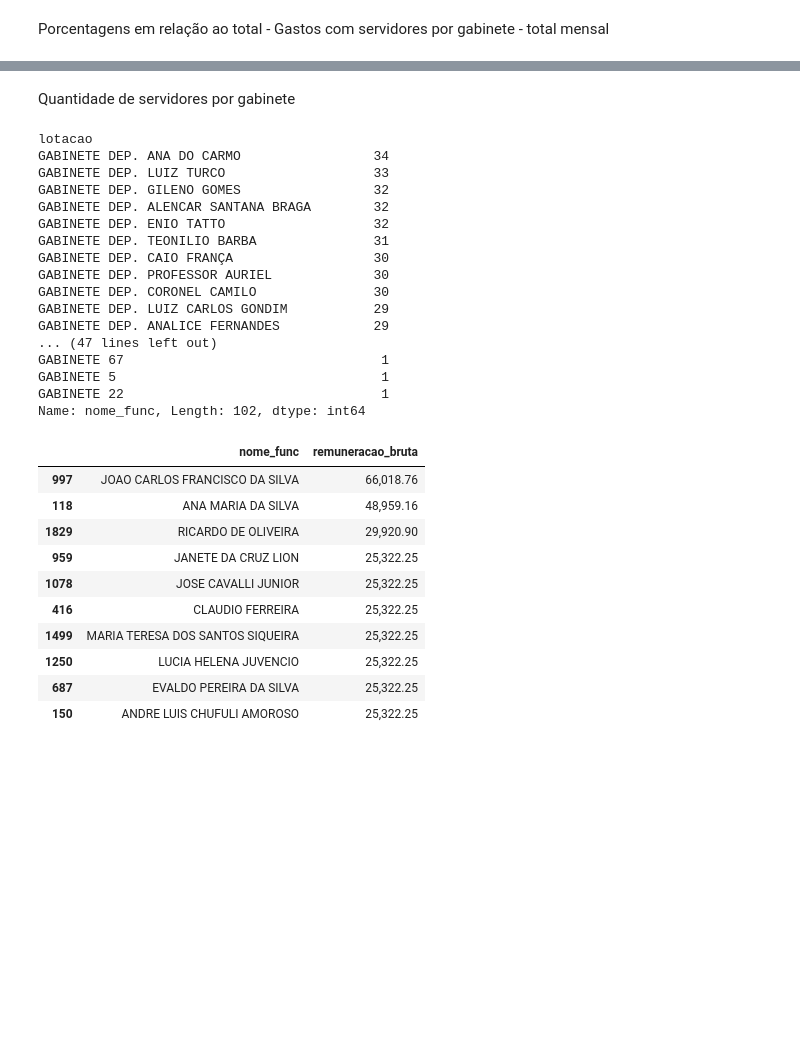
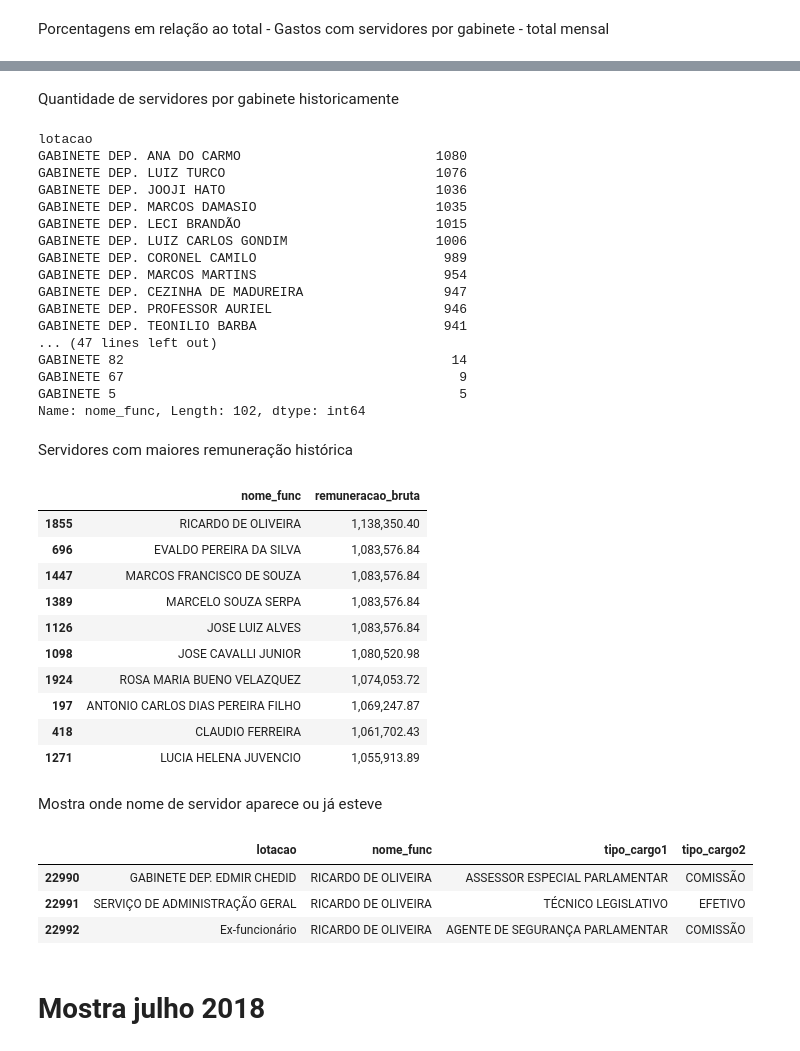
Before and after one commit to reichaves/alesp, a Jupyter notebook: alesp_servidores.ipynb, the cells around one changed output, grey strips where cells are left out. Saved outputs shown, nothing was run; the diff lists cells and outputs as text; code cells hidden in the pictures; blank space fills up the shorter version.

```diff
--- a/alesp_servidores.ipynb
+++ b/alesp_servidores.ipynb
@@ -410,3 +443,8 @@ servidores_gabinetes.reset_index().head(10)
+# %%
+servidores_gabinetes_ajustado = servidores_gabinetes[(servidores_gabinetes['nome_func'] != 'JOAO CARLOS FRANCISCO DA SILVA') &
+                                            (servidores_gabinetes['nome_func'] != 'ANA MARIA DA SILVA') &
+                                            (servidores_gabinetes['nome_func'] != 'PAULO EDUARDO ALVES FERREIRA')
+                           ].copy()
 # %% [markdown]
 Gabinetes com gastos
 # %%
@@ -505,36 +547,50 @@ See the caveats in the documentation: http://pandas.pydata.org/pandas-docs/stabl
 # %% [markdown]
-Quantidade de servidores por gabinete
+Quantidade de servidores por gabinete historicamente
 # %%
-servidores_gabinetes.groupby("lotacao").nome_func.count().sort_values(ascending=False)
+servidores_gabinetes_ajustado.groupby("lotacao").nome_func.count().sort_values(ascending=False)
 # %% [output]
 lotacao
-GABINETE DEP. ANA DO CARMO                 34
-GABINETE DEP. LUIZ TURCO                   33
-GABINETE DEP. GILENO GOMES                 32
-GABINETE DEP. ALENCAR SANTANA BRAGA        32
-GABINETE DEP. ENIO TATTO                   32
-GABINETE DEP. TEONILIO BARBA               31
-GABINETE DEP. CAIO FRANÇA                  30
-GABINETE DEP. PROFESSOR AURIEL             30
-GABINETE DEP. CORONEL CAMILO               30
-GABINETE DEP. LUIZ CARLOS GONDIM           29
-GABINETE DEP. ANALICE FERNANDES            29
+GABINETE DEP. ANA DO CARMO                         1080
+GABINETE DEP. LUIZ TURCO                           1076
+GABINETE DEP. JOOJI HATO                           1036
+GABINETE DEP. MARCOS DAMASIO                       1035
+GABINETE DEP. LECI BRANDÃO                         1015
+GABINETE DEP. LUIZ CARLOS GONDIM                   1006
+GABINETE DEP. CORONEL CAMILO                        989
+GABINETE DEP. MARCOS MARTINS                        954
+GABINETE DEP. CEZINHA DE MADUREIRA                  947
+GABINETE DEP. PROFESSOR AURIEL                      946
+GABINETE DEP. TEONILIO BARBA                        941
 ... (47 lines left out)
-GABINETE 67                                 1
-GABINETE 5                                  1
-GABINETE 22                                 1
+GABINETE 82                                          14
+GABINETE 67                                           9
+GABINETE 5                                            5
 Name: nome_func, Length: 102, dtype: int64
+# %% [markdown]
+Servidores com maiores remuneração histórica
 # %%
-servidores_gabinetes.groupby("nome_func").remuneracao_bruta.sum().reset_index().sort_values("remuneracao_bruta", ascending=False).head(10)
+servidores_gabinetes_ajustado.groupby("nome_func").remuneracao_bruta.sum().reset_index().sort_values("remuneracao_bruta", ascending=False).head(10)
 # %% [output]
 |  | nome_func | remuneracao_bruta |
-| 997 | JOAO CARLOS FRANCISCO DA SILVA | 66,018.76 |
-| 118 | ANA MARIA DA SILVA | 48,959.16 |
-| 1829 | RICARDO DE OLIVEIRA | 29,920.90 |
-| 959 | JANETE DA CRUZ LION | 25,322.25 |
-| 1078 | JOSE CAVALLI JUNIOR | 25,322.25 |
-| 416 | CLAUDIO FERREIRA | 25,322.25 |
-| 1499 | MARIA TERESA DOS SANTOS SIQUEIRA | 25,322.25 |
-| 1250 | LUCIA HELENA JUVENCIO | 25,322.25 |
-| 687 | EVALDO PEREIRA DA SILVA | 25,322.25 |
-| 150 | ANDRE LUIS CHUFULI AMOROSO | 25,322.25 |
+| 1855 | RICARDO DE OLIVEIRA | 1,138,350.40 |
+| 696 | EVALDO PEREIRA DA SILVA | 1,083,576.84 |
+| 1447 | MARCOS FRANCISCO DE SOUZA | 1,083,576.84 |
+| 1389 | MARCELO SOUZA SERPA | 1,083,576.84 |
+| 1126 | JOSE LUIZ ALVES | 1,083,576.84 |
+| 1098 | JOSE CAVALLI JUNIOR | 1,080,520.98 |
+| 1924 | ROSA MARIA BUENO VELAZQUEZ | 1,074,053.72 |
+| 197 | ANTONIO CARLOS DIAS PEREIRA FILHO | 1,069,247.87 |
+| 418 | CLAUDIO FERREIRA | 1,061,702.43 |
+| 1271 | LUCIA HELENA JUVENCIO | 1,055,913.89 |
+# %% [markdown]
+Mostra onde nome de servidor aparece ou já esteve
+# %%
+nome = df_lotacao[(df_lotacao['nome_func'] == 'RICARDO DE OLIVEIRA')].copy()
+nome
+# %% [output]
+|  | lotacao | nome_func | tipo_cargo1 | tipo_cargo2 |
+| 22990 | GABINETE DEP. EDMIR CHEDID | RICARDO DE OLIVEIRA | ASSESSOR ESPECIAL PARLAMENTAR | COMISSÃO |
+| 22991 | SERVIÇO DE ADMINISTRAÇÃO GERAL | RICARDO DE OLIVEIRA | TÉCNICO LEGISLATIVO | EFETIVO |
+| 22992 | Ex-funcionário | RICARDO DE OLIVEIRA | AGENTE DE SEGURANÇA PARLAMENTAR | COMISSÃO |
+# %% [markdown]
+# Mostra julho 2018
```
Also changed, not shown: parts of 54 cells of this notebook.
